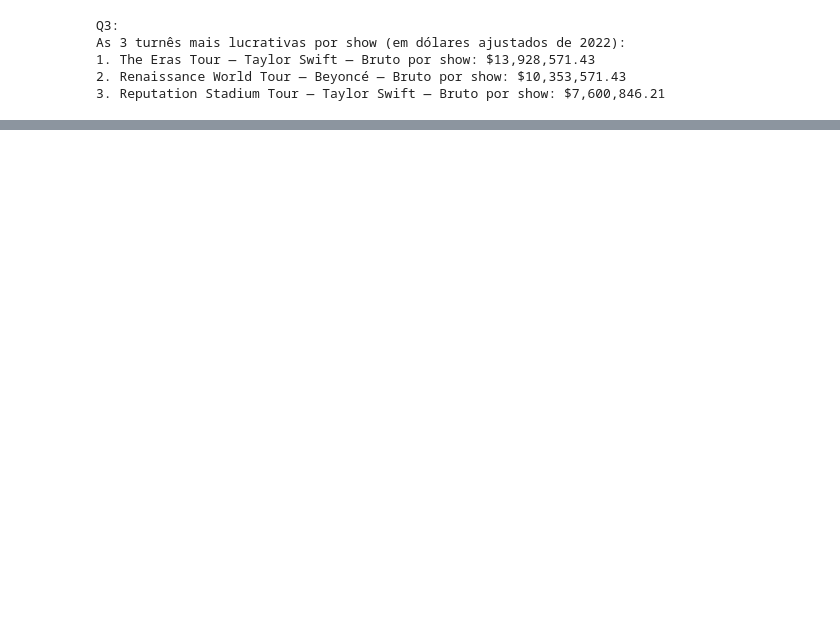
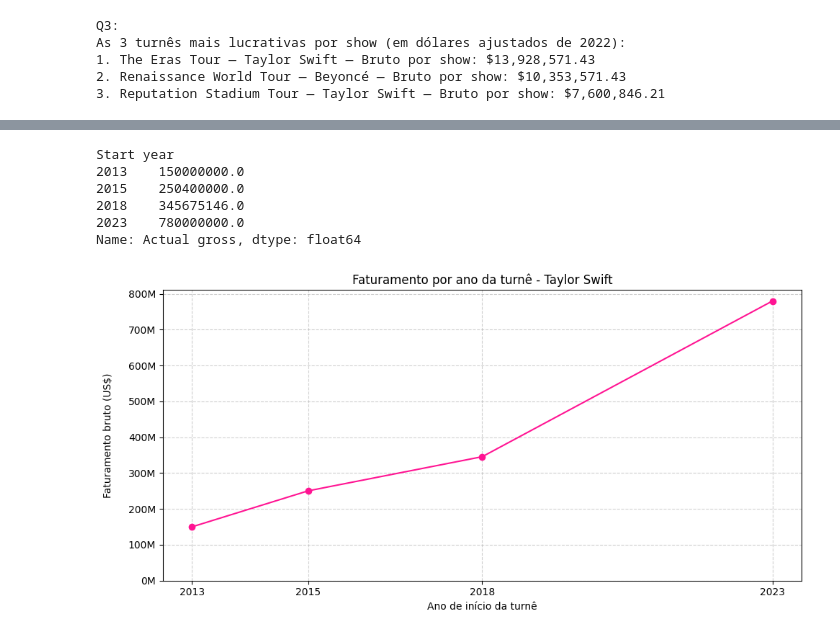
Before and after one commit to aline-hoffmann/scholarship-compass, a Jupyter notebook: Sprint_3/Desafio/etapa-2/job.ipynb, the cells around one changed output, grey strips where cells are left out. Cells and saved outputs as stored; diff of their text form; code cells hidden in the pictures; blank space fills up the shorter version.

Commit message:
resolvendo a questão 4 do desafio

```diff
--- a/Sprint_3/Desafio/etapa-2/job.ipynb
+++ b/Sprint_3/Desafio/etapa-2/job.ipynb
@@ -184,0 +188,5 @@ As 3 turnês mais lucrativas por show (em dólares ajustados de 2022):
+# %%
+# Aproveitando a resposta da Questão 1, que me informava as duas artistas que mais apareciam na lista, porém, dessa vez desempatando pelo somatório do faturamento bruto
+
+somatorio_empate = df.groupby("Artist")["Actual gross"].sum().loc[artistas_empate]
+somatorio_empate
@@ -184,0 +198,6 @@ As 3 turnês mais lucrativas por show (em dólares ajustados de 2022):
+# %%
+# Verificando qual artista tem o maior somatório do faturamento bruto
+artista_q4 = somatorio_empate.idxmax()
+soma_faturamento_artista = somatorio_empate.max()
+
+artista_q4, soma_faturamento_artista
@@ -184,0 +206,4 @@ As 3 turnês mais lucrativas por show (em dólares ajustados de 2022):
+# %%
+# Filtrando só os dados da Taylor Swift
+df_artista = df[df["Artist"] == artista_q4]
+df_artista
@@ -184,0 +216,33 @@ As 3 turnês mais lucrativas por show (em dólares ajustados de 2022):
+# %%
+# Agrupar por ano de início e somar o faturamento bruto
+faturamento_por_ano = df_artista.groupby("Start year")["Actual gross"].sum()
+faturamento_por_ano
+# %% [output]
+Start year
+2013    150000000.0
+2015    250400000.0
+2018    345675146.0
+2023    780000000.0
+Name: Actual gross, dtype: float64
+# %%
+# Criar o gráfico de linhas
+plt.figure(figsize=(10,5))
+plt.plot(faturamento_por_ano.index, faturamento_por_ano.values, marker="o", linestyle="-", color="deeppink")
+
+
+plt.title(f"Faturamento por ano da turnê - {artista_mais_frequente}")
+plt.xlabel("Ano de início da turnê")
+plt.ylabel("Faturamento bruto (US$)", labelpad=15)
+plt.xticks(faturamento_por_ano.index)
+
+# Escala do eixo Y de 100 em 100 milhões
+max_val = faturamento_por_ano.max()
+yticks = range(0, int(max_val) + 100_000_000, 100_000_000)
+plt.yticks(yticks, [f"{y//1_000_000}M" for y in yticks])
+
+plt.grid(True, linestyle="--", alpha=0.6)
+plt.tight_layout()
+plt.savefig("questao-4.png")
+plt.show()
+# %% [output]
+[figure, added]
```
Also changed, not shown: parts of 5 cells of this notebook, 1 other file.
